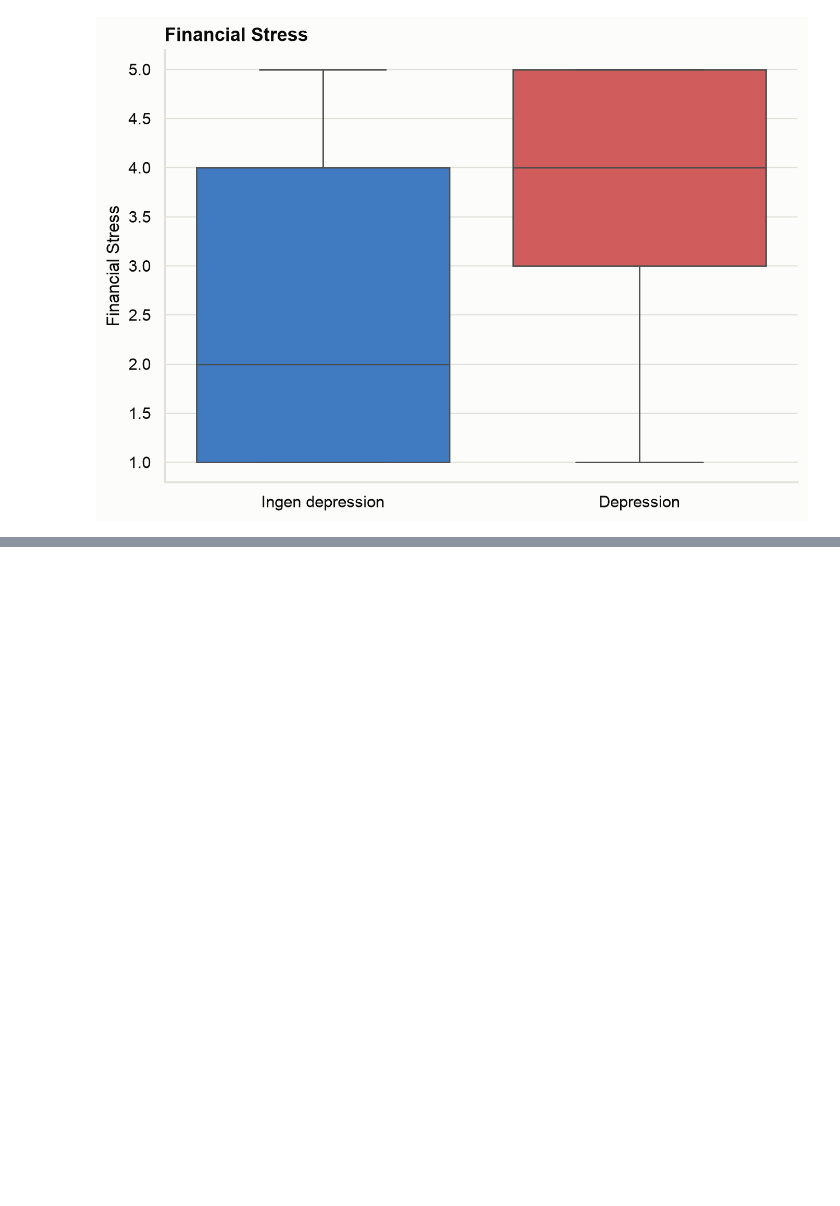
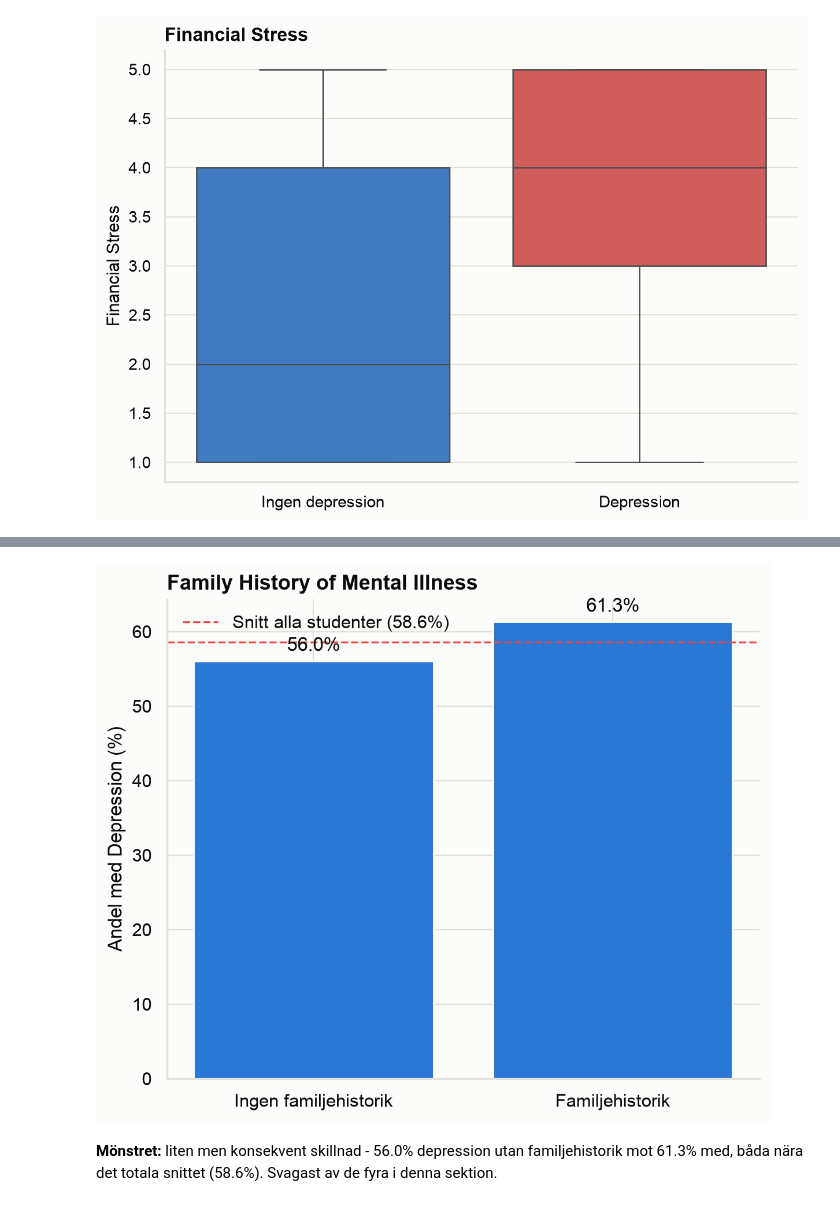
Before and after one commit to davidfjellstrom/student-depression-ML-project, a Jupyter notebook: 02_EDA.ipynb, the cells around one changed output, grey strips where cells are left out. Cells and saved outputs as stored; diff of their text form; code cells hidden in the pictures; blank space fills up the shorter version.

```diff
--- a/02_EDA.ipynb
+++ b/02_EDA.ipynb
@@ -246 +312,26 @@ plt.show()
+# %%
+# Family History (0=No, 1=Yes): andel MED depression inom varje grupp (normalize per grupp).
+rate_by_history = df.groupby("Family History of Mental Illness")["Depression"].mean()
+
+fig, ax = plt.subplots(figsize=(6, 5))
+bars = ax.bar(
+    ["Ingen familjehistorik", "Familjehistorik"],
+    rate_by_history.values * 100,
+    color=PALETTE["blue"],  # en serie, en färg (samma princip som MI-diagrammet tidigare)
+)
+ax.bar_label(bars, fmt="%.1f%%", padding=4, color=PALETTE["ink"])
+# Referenslinje för hela datasetets snittnivå - gör det lättare att se om en grupp
+# ligger över/under genomsnittet.
+ax.axhline(df["Depression"].mean() * 100, color=PALETTE["red"], linestyle="--", linewidth=1.2,
+           label=f"Snitt alla studenter ({df['Depression'].mean()*100:.1f}%)")
+ax.set_ylabel("Andel med Depression (%)")
+ax.set_title("Family History of Mental Illness")
+ax.legend(frameon=False)
+plt.tight_layout()
+plt.show()
+# %% [output]
+[figure, added]
+# %% [markdown]
+**Mönstret:** liten men konsekvent skillnad - 56.0% depression utan familjehistorik mot
+61.3% med, båda nära det totala snittet (58.6%). Svagast av de fyra i denna sektion.
 # %% [markdown]
```
Also changed, not shown: parts of 9 cells of this notebook.
